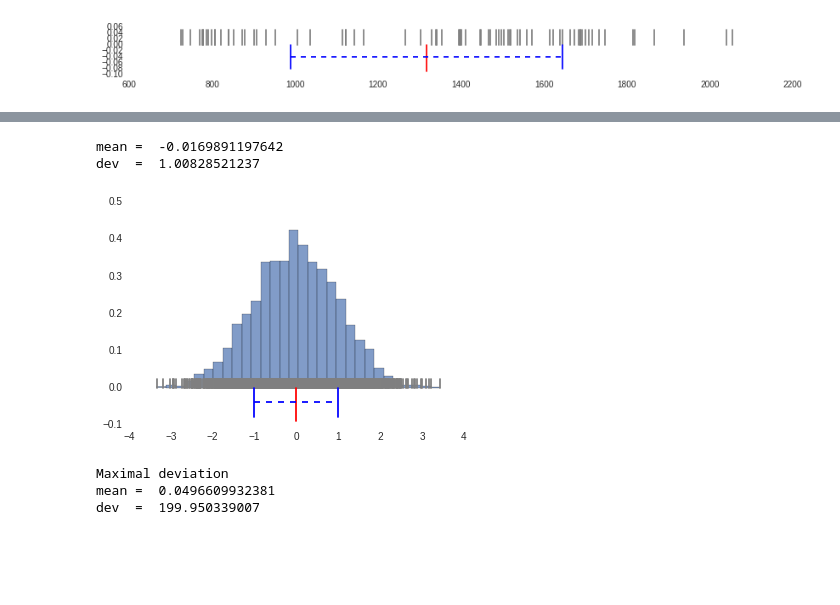
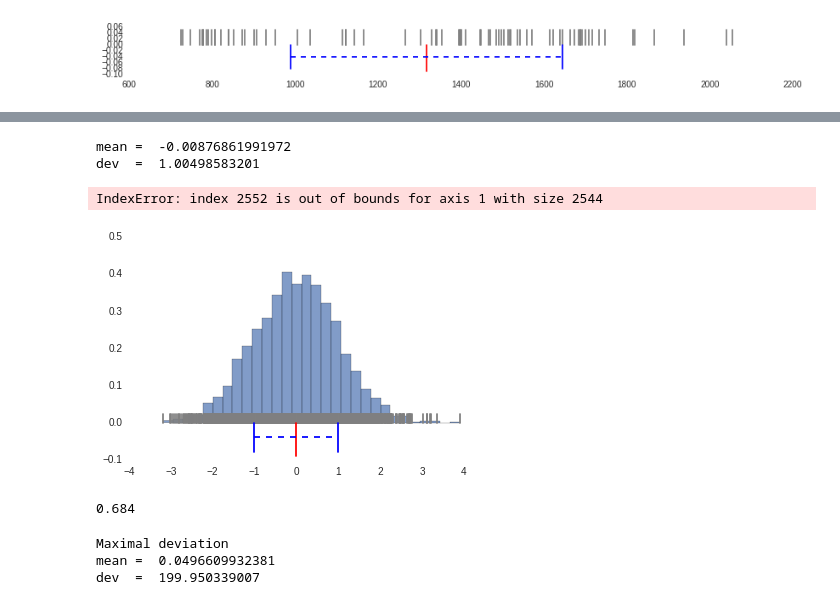
Before and after one commit to HeinrichHartmann/QueueArticle, a Jupyter notebook: Episode 3 -- Summary Statistics.ipynb, the cells around one changed output, grey strips where cells are left out. Saved outputs shown, nothing was run; the diff lists cells and outputs as text; code cells hidden in the pictures; blank space fills up the shorter version.

```diff
--- a/Episode 3 -- Summary Statistics.ipynb
+++ b/Episode 3 -- Summary Statistics.ipynb
@@ -172,12 +229,22 @@ dev  =  327.4656915
 # %%
 # Standard deviation is a good deviation for normal distributed data
-X = [ np.random.normal() for x in range(3000) ]
+X = np.array([ np.random.normal() for x in range(3000) ])
 plt.hist(X, bins=30, alpha=0.7, normed=True)
 plot_mean_dev(X,mean(X),stddev(X), False)
+
+
+len(X[X < mean(X) + stddev(X)][X > mean(X) + stddev(X)]) / float(len(X))
 # %% [output]
-mean =  -0.0169891197642
-dev  =  1.00828521237
+mean =  -0.00876861991972
+dev  =  1.00498583201
+IndexError: index 2552 is out of bounds for axis 1 with size 2544
-[figure, old version]
+[figure, new version]
+# %%
+m = mean(X)
+s = stddev(X)
+len( [ x for x in X if (m - s < x) and (x < m + s)] ) / float(len(X))
+# %% [output]
+0.684
 # %%
 # Large effect on Outliers
 X = X + [200]
```
Also changed, not shown: parts of 3 cells of this notebook, 3 other files.
